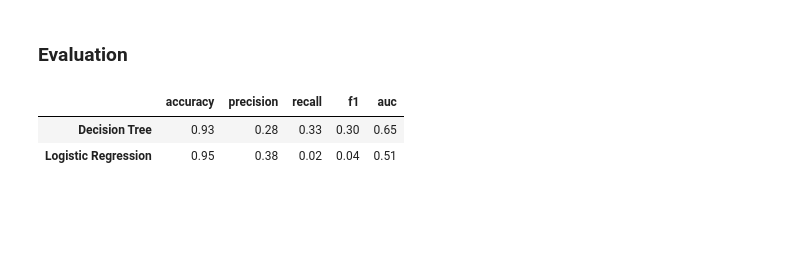
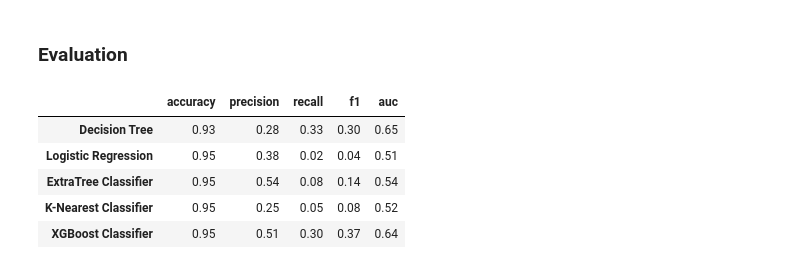
Before and after one commit to dendihandian/data-portfolio, a Jupyter notebook: bank-marketing/bank-marketing.ipynb, the cells around one changed output. Cells and saved outputs as stored; diff of their text form; code cells hidden in the pictures; blank space fills up the shorter version.

Commit message:
add extraree, knn, xgboost classifier

```diff
--- a/bank-marketing/bank-marketing.ipynb
+++ b/bank-marketing/bank-marketing.ipynb
@@ -489,0 +492,7 @@ LogisticRegression(random_state=1)
+# %%
+from sklearn.ensemble import ExtraTreesClassifier
+extratree_classifier = ExtraTreesClassifier(random_state=1)
+extratree_classifier.fit(x_train, y_train)
+
+y_pred = extratree_classifier.predict(x_test)
+eval_extratree_classifier = eval_classification(y_pred, y_test)
@@ -489,0 +503,7 @@ LogisticRegression(random_state=1)
+# %%
+from sklearn.neighbors import KNeighborsClassifier
+knn_classifier = KNeighborsClassifier(n_neighbors=5)
+knn_classifier.fit(x_train, y_train)
+
+y_pred = knn_classifier.predict(x_test)
+eval_knn_classifier = eval_classification(y_pred, y_test)
@@ -489,0 +514,7 @@ LogisticRegression(random_state=1)
+# %%
+from xgboost import XGBClassifier
+xg_classifier = XGBClassifier(random_state=1)
+xg_classifier.fit(x_train, y_train)
+
+y_pred = xg_classifier.predict(x_test)
+eval_xg_classifier = eval_classification(y_pred, y_test)
@@ -492,9 +533,15 @@ LogisticRegression(random_state=1)
 # %%
 pd.DataFrame({
     'Decision Tree': eval_decision_tree,
     'Logistic Regression': eval_logistic_regression,
+    'ExtraTree Classifier': eval_extratree_classifier,
+    'K-Nearest Classifier': eval_knn_classifier,
+    'XGBoost Classifier': eval_xg_classifier,
 }).transpose()
 # %% [output]
 |  | accuracy | precision | recall | f1 | auc |
 | Decision Tree | 0.93 | 0.28 | 0.33 | 0.30 | 0.65 |
 | Logistic Regression | 0.95 | 0.38 | 0.02 | 0.04 | 0.51 |
+| ExtraTree Classifier | 0.95 | 0.54 | 0.08 | 0.14 | 0.54 |
+| K-Nearest Classifier | 0.95 | 0.25 | 0.05 | 0.08 | 0.52 |
+| XGBoost Classifier | 0.95 | 0.51 | 0.30 | 0.37 | 0.64 |
```
Also changed, not shown: parts of 7 cells of this notebook.
